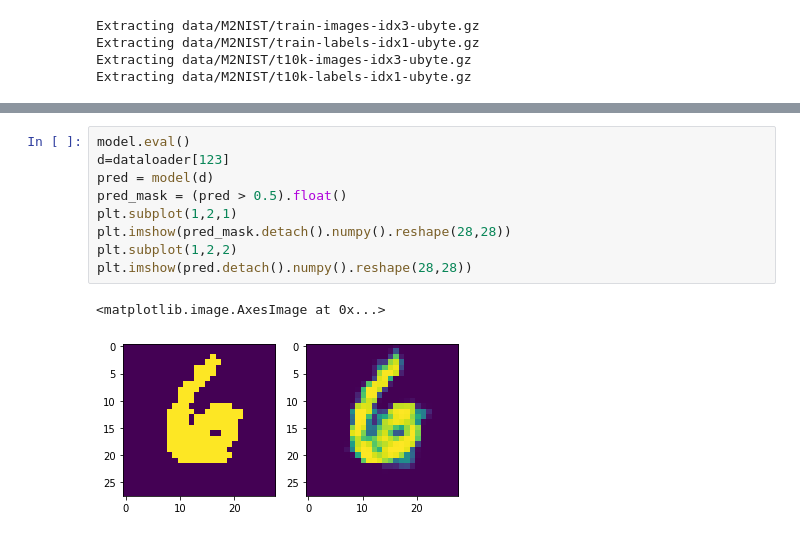
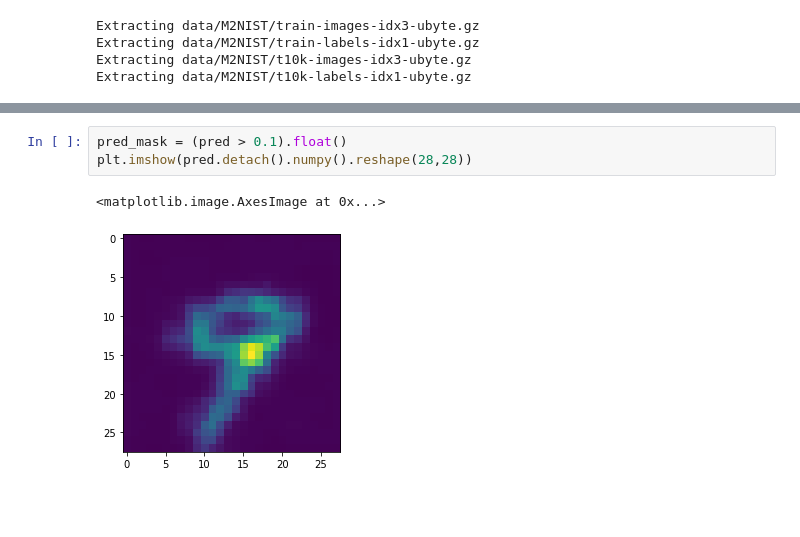
Before and after one commit to aiporre/gcn_segmentation, a Jupyter notebook: examples/Pooling and unpooling layers.ipynb, the cells around one changed output, grey strips where cells are left out. Saved outputs shown, nothing was run; the diff lists cells and outputs as text; blank space fills up the shorter version.

```diff
--- a/examples/Pooling and unpooling layers.ipynb
+++ b/examples/Pooling and unpooling layers.ipynb
@@ -442,15 +405,9 @@ loss value 0.28960397839546204
-# %%
-model.eval()
-d=dataloader[123]
-pred = model(d)
-pred_mask = (pred > 0.5).float()
-plt.subplot(1,2,1)
-plt.imshow(pred_mask.detach().numpy().reshape(28,28))
-plt.subplot(1,2,2)
-plt.imshow(pred.detach().numpy().reshape(28,28))
-# %% [output]
-<matplotlib.image.AxesImage at 0x...>
-[figure, removed]
+# %%
+pred_mask = (pred > 0.1).float()
+plt.imshow(pred.detach().numpy().reshape(28,28))
+# %% [output]
+<matplotlib.image.AxesImage at 0x...>
+[figure, added]
 # %%
 plt.imshow(d.y.detach().numpy().reshape(28,28))
 # %% [output]
```
Also changed, not shown: parts of 23 cells of this notebook, 5 other files.
